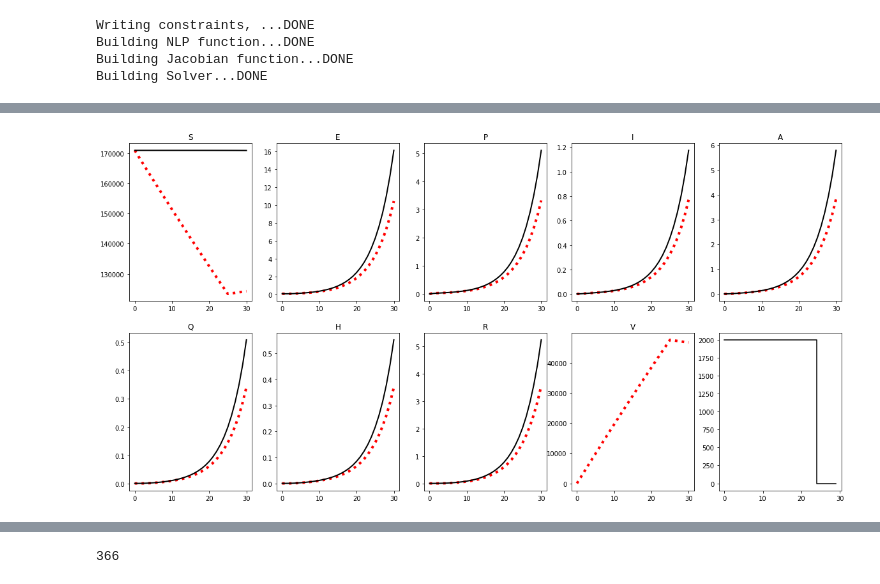
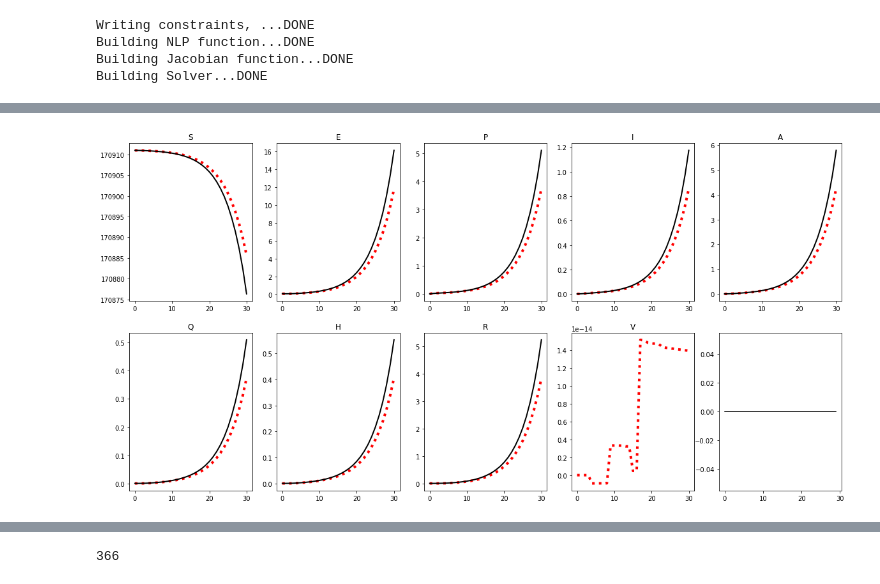
Before and after one commit to jcblemai/COVID-19_italy-vaccination-oc, a Jupyter notebook: ocp_trial-vector2-crtl-out-struct0.ipynb, the cells around one changed output, grey strips where cells are left out. Saved outputs shown, nothing was run; the diff lists cells and outputs as text; code cells hidden in the pictures.

```diff
--- a/ocp_trial-vector2-crtl-out-struct0.ipynb
+++ b/ocp_trial-vector2-crtl-out-struct0.ipynb
@@ -229,13 +229,27 @@ Sgeq0 = [None] * N
 mob_prun = -1
 mob_prun = 0.0006
 
+# Pruning mobility once:
+k=0
+mobility_history = []
+mobK = mobintime.to_numpy().T[:,k]
+betaR =  betaratiointime.to_numpy().T[:,k]
+C = r*mobfrac.flatten()*mobK*mobmat
+np.fill_diagonal(C,1-C.sum(axis=1)+ C.diagonal())
+print(f'pruning {C[C<mob_prun].size} non-diagonal mobility elements of {C.size-M}.')
+C[C<mob_prun] = 0 # Prune elements
+mobility_history.append(C)
 
-mobility_history = []
+mobmat_pr = np.copy(mobmat)
+
+
+mobmat_pr[mobility_history[0] == 0] = 0
+print(f'nnz before: {np.count_nonzero(mobmat)}, after: {np.count_nonzero(mobmat_pr)}')
 
 for k in range(N):
-    mobK = mobintime.to_numpy().T[:,k]
-    betaR = betaratiointime.to_numpy().T[:,k]
-    C = r*mobfrac.flatten()*mobK*mobmat
+    mobK = Params['cov',:,k,'mobility_t'] #mobintime.to_numpy().T[:,k]
+    betaR =  Params['cov',:,k,'mobility_t']# betaratiointime.to_numpy().T[:,k]
+    C = r*mobfrac.flatten()*mobK*mobmat_pr
     np.fill_diagonal(C,1-C.sum(axis=1)+ C.diagonal())
 
     dyn[k] = []
@@ -245,10 +259,10 @@ for k in range(N):
                              ca.veccat(*Vars['x', :, k, 'P']), ca.veccat(*Vars['x', :, k, 'R']), \
                              ca.veccat(*Vars['x', :, k, 'A']), ca.veccat(*Vars['x', :, k, 'I'])
 
-    if k == 0 or k == N-1:
-        print(f'pruning {C[C<mob_prun].size} non-diagonal mobility elements of {C.size-M}.')
-    C[C<mob_prun] = 0 # Prune elements
-    mobility_history.append(C)
+    #if k == 0 or k == N-1:
+    #    print(f'pruning {C[C<mob_prun].size} non-diagonal mobility elements of {C.size-M}.')
+    #C[C<mob_prun] = 0 # Prune elements
+    #mobility_history.append(C)
 
     foi_sup = []
     foi_inf = []
@@ -312,7 +326,7 @@ lbg['vaccines'] = -np.inf
 
 ubg['Sgeq0'] = np.inf
 
-optimize = 1
+optimize = 0
 lbx['u', :, :, 'v'] = 0.
 ubx['u', :, :, 'v'] = 2000 * optimize  # = 0 if we don't want to optimize
 # ubx['u',:,:,'v'] = 0
@@ -402,6 +416,11 @@ arg['p'] = Params()
 # arg['p']['cov',i,k] = np.random.random()**params(pnum)['r']
 
 arg['p']['p'] = pnum
+
+for i in range(M):
+    for k in range(N):
+        arg['p']['cov',i,k,'mobility_t'] =  mobintime.to_numpy().T[i,k]
+        arg['p']['cov',i,k,'betaratio_t'] = betaratiointime.to_numpy().T[i,k]
 # %%
 #arg['ubx']['u', :, :, 'v']  = 0
 # %%
@@ -417,9 +436,9 @@ arg['p']['p'] = pnum
 #pnum.append(scale_ell)
 #pnum.append(scale_If)
 #pnum.append(scale_v)
-pnum[-3] = 1e8
+pnum[-3] = 1e5
 pnum[-2] = 0
-pnum[-1] = 1e-30
+pnum[-1] = 1e-10
 pnum[-4] = 1/(9*30)  #gammaV
 arg['p']['p'] = pnum
 arg['x0'] = init
@@ -457,22 +476,24 @@ Vaccines stockpile:
 # %%
 import matplotlib.pyplot as plt
 fig, axes = plt.subplots(2,5, figsize = (20,10))
+fig.patch.set_facecolor('white')
+
 node = 1
 til =  T
 
 for i, st in enumerate(states_list):
     axes.flat[i].plot(np.array(ca.veccat(*opt['x',node,:til,st])),
                   linestyle=':', lw = 4, color='r')
     if st != 'V':
         axes.flat[i].plot(np.array(integ_matlab.T[node+107*i,:til].T),
                   linestyle='-', lw = 2, color='k')
 
     axes.flat[i].set_title(st);
 
 axes.flat[-1].step(np.array(ca.veccat(ca.veccat(*opt['u',node,:til,'v']))),#,opt['u',node,-1,'v'])),
                   'k',label=r"$\nu(t)$");
 # %% [output]
-[figure, old version]
+[figure, new version]
 # %%
 import matplotlib.pyplot as plt
 fig, axes = plt.subplots(5,2, figsize = (10,10))
```
Also changed, not shown: parts of 9 cells of this notebook.
